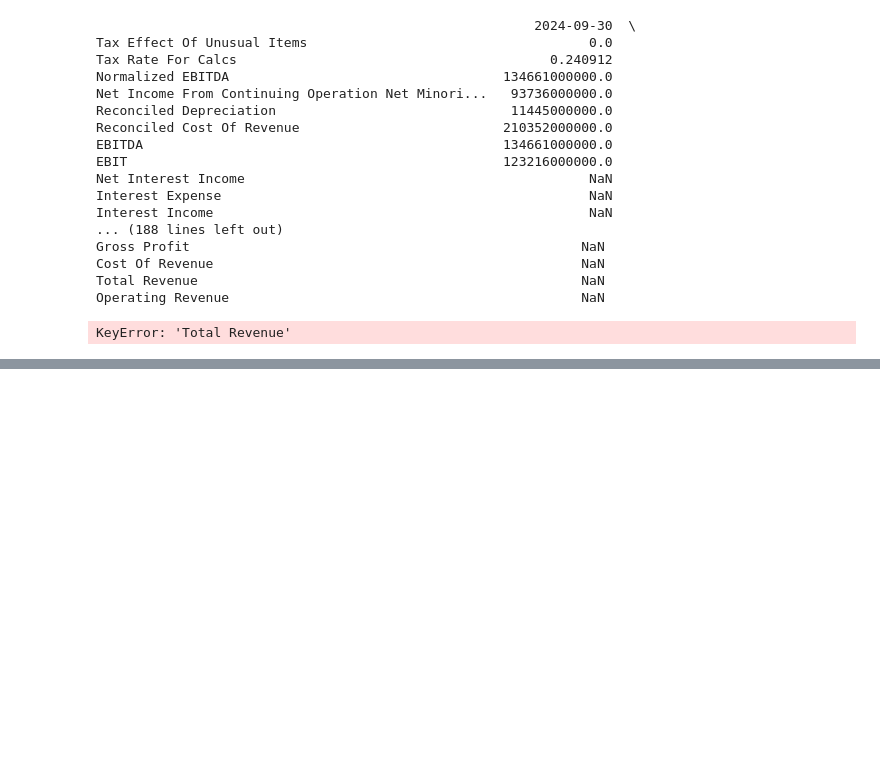
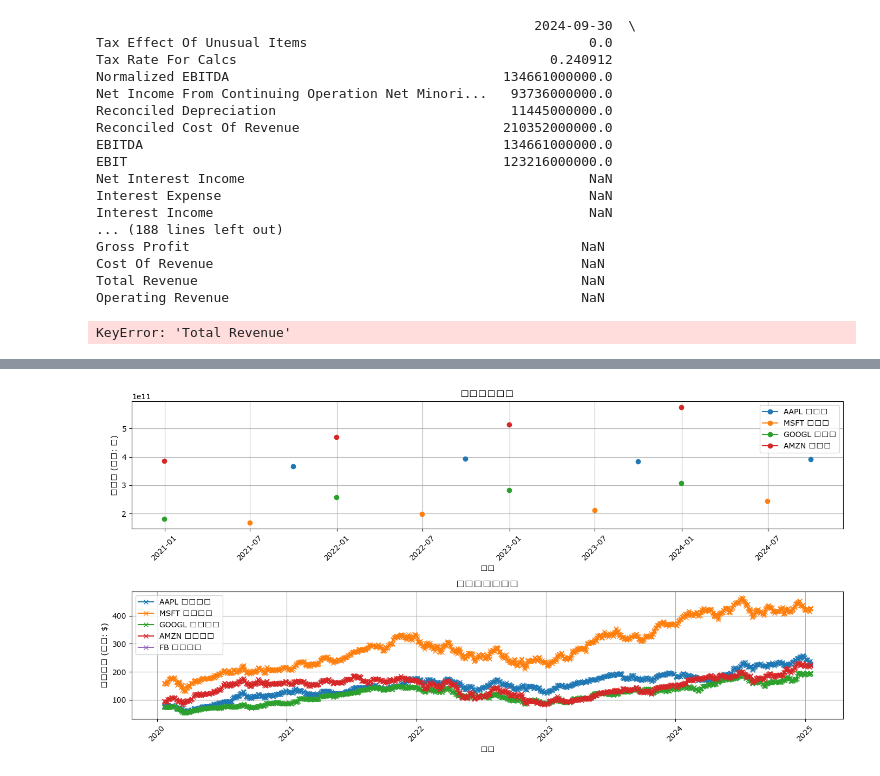
Before and after one commit to nickwong8838/mypythone, a Jupyter notebook: 0120fin.ipynb, the cells around one changed output, grey strips where cells are left out. Drawn from its saved outputs; the diff is of its cells as text; code cells hidden in the pictures; blank space fills up the shorter version.

```diff
--- a/0120fin.ipynb
+++ b/0120fin.ipynb
@@ -236,0 +396,96 @@ FB 不存在 'Total Revenue' 数据。
+# %%
+import yfinance as yf
+import pandas as pd
+import matplotlib.pyplot as plt
+
+# 定义需要分析的企业股票代码
+symbols = ['AAPL', 'MSFT', 'GOOGL', 'AMZN', 'FB']  # 苹果、微软、谷歌、亚马逊、Meta
+
+# 创建空字典存储营业收入和股票价格数据
+revenue_data = {}
+price_data = {}
+
+# 循环获取每个企业的财务数据和股票价格
+for symbol in symbols:
+    stock = yf.Ticker(symbol)
+
+    # 获取总收入数据
+    financials = stock.financials
+    if 'Total Revenue' in financials.index:
+        revenue = financials.loc['Total Revenue']
+        revenue_data[symbol] = revenue
+    else:
+        print(f"{symbol} 不存在 'Total Revenue' 数据。")
+
+    # 获取股票价格数据（使用历史数据）
+    price_history = stock.history(period='5y')  # 获取过去5年的数据
+    price_data[symbol] = price_history['Close']
+
+# 将数据转换为 DataFrame
+revenue_df = pd.DataFrame(revenue_data)
+price_df = pd.DataFrame(price_data)
+
+# 检查是否获取到数据
+if not revenue_df.empty and not price_df.empty:
+    # 计算增长率
+    growth_rate_df = revenue_df.pct_change(axis=0) * 100  # 计算百分比变化
+
+    # 打印总收入和增长率数据框
+    print("总收入数据框:")
+    print(revenue_df)
+    print("\n增长率数据框 (%):")
+    print(growth_rate_df)
+
+    # 计算相关系数
+    correlation_results = {}
+    for symbol in symbols:
+        if symbol in growth_rate_df.columns and symbol in price_df.columns:
+            # 对齐数据并去除缺失值
+            combined_df = pd.concat([growth_rate_df[symbol], price_df[symbol]], axis=1)
+            combined_df.columns = ['Growth Rate', 'Stock Price']
+            combined_df.dropna(inplace=True)  # 去除缺失值
+
+            if not combined_df.empty:
+                # 计算相关系数
+                correlation = combined_df['Growth Rate'].corr(combined_df['Stock Price'])
+                correlation_results[symbol] = correlation
+            else:
+                print(f"{symbol} 的有效数据不足以计算相关系数。")
+        else:
+            print(f"{symbol} 的数据不足以计算相关系数。")
+
+    # 打印相关系数
+    print("\n收入增长率与股价的相关系数:")
+    for symbol, correlation in correlation_results.items():
+        print(f"{symbol}: {correlation:.3f}")
+
+    # 绘制总收入和股票价格折线图
+    plt.figure(figsize=(14, 7))
+
+    # 绘制总收入
+    plt.subplot(2, 1, 1)
+    for symbol in revenue_df.columns:
+        plt.plot(revenue_df.index, revenue_df[symbol], marker='o', label=f'{symbol} 总收入')
+    plt.title('总收入折线图')
+    plt.xlabel('年度')
+    plt.ylabel('总收入 (单位: 亿)')
+    plt.xticks(rotation=45)
+    plt.legend()
+    plt.grid()
+
+    # 绘制股票价格
+    plt.subplot(2, 1, 2)
+    for symbol in price_df.columns:
+        plt.plot(price_df.index, price_df[symbol], marker='x', label=f'{symbol} 股票价格')
+    plt.title('股票价格折线图')
+    plt.xlabel('日期')
+    plt.ylabel('股票价格 (单位: $)')
+    plt.xticks(rotation=45)
+    plt.legend()
+    plt.grid()
+
+    plt.tight_layout()
+    plt.show()
+else:
+    print("没有可用的总收入或股票价格数据。")
+# %% [output]
@@ -236,0 +511 @@ FB 不存在 'Total Revenue' 数据。
+[figure, added]
```
Also changed, not shown: parts of 7 cells of this notebook.
